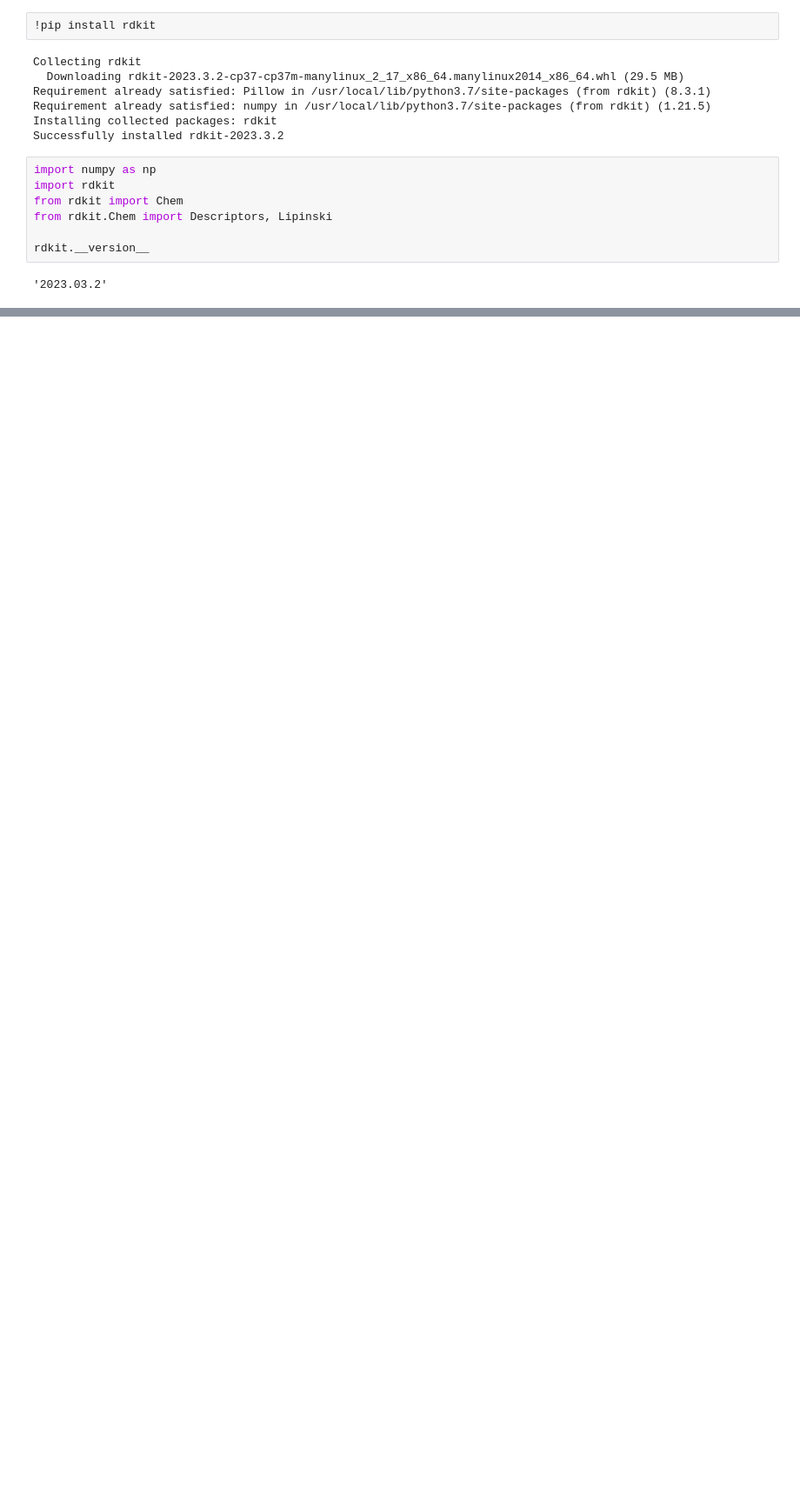
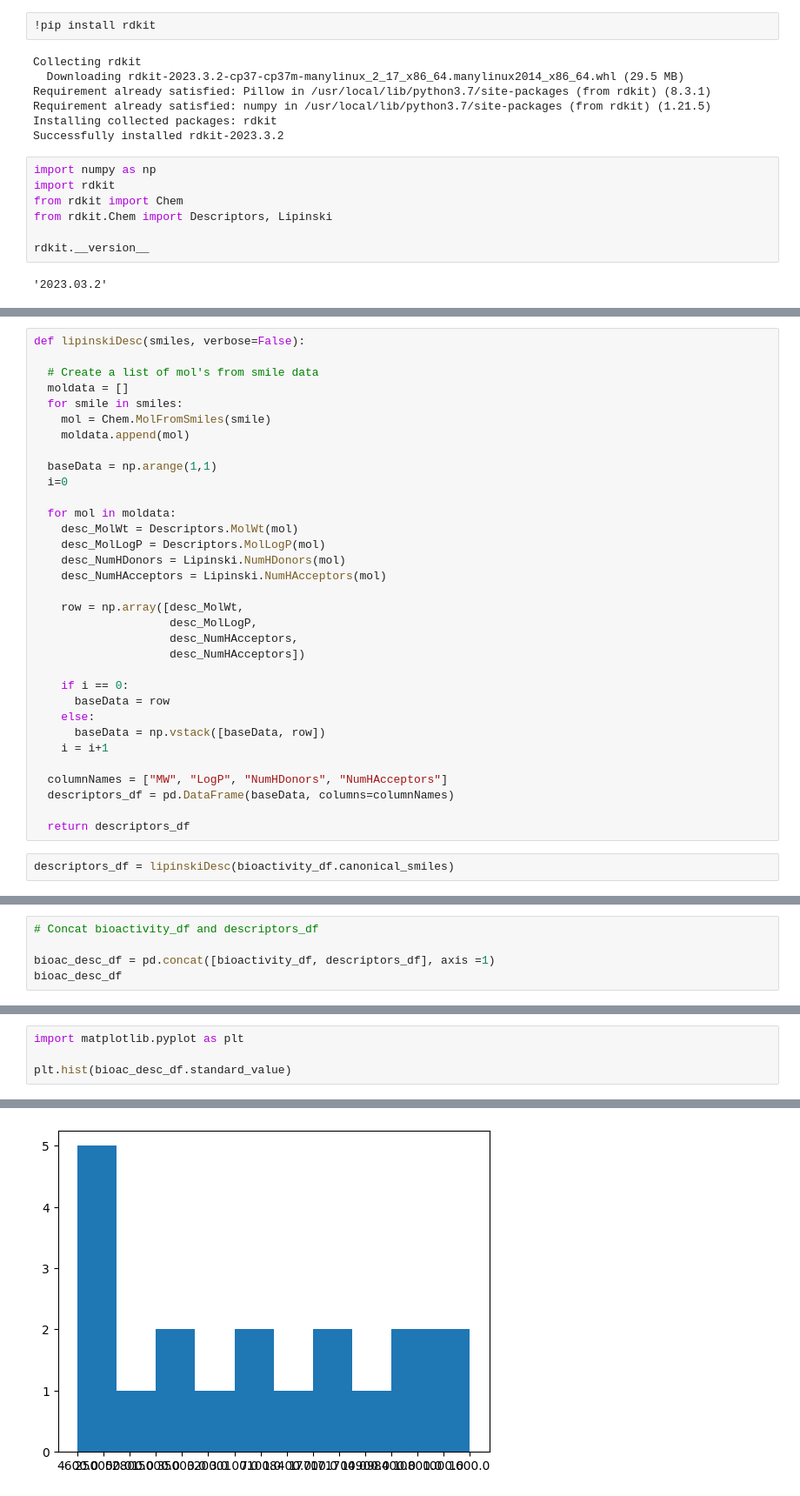
Before and after one commit to maronem/CDD_ML_Bioactivity_Project, a Jupyter notebook: CDD_ML_bioactivity_practice.ipynb, the cells around one changed output, grey strips where cells are left out. Shown at 87% size. Drawn from its saved outputs; the diff is of its cells as text; blank space fills up the shorter version.

```diff
--- a/CDD_ML_bioactivity_practice.ipynb
+++ b/CDD_ML_bioactivity_practice.ipynb
@@ -326,0 +342,35 @@ rdkit.__version__
+# %%
+def lipinskiDesc(smiles, verbose=False):
+
+  # Create a list of mol's from smile data
+  moldata = []
+  for smile in smiles:
+    mol = Chem.MolFromSmiles(smile)
+    moldata.append(mol)
+
+  baseData = np.arange(1,1)
+  i=0
+
+  for mol in moldata:
+    desc_MolWt = Descriptors.MolWt(mol)
+    desc_MolLogP = Descriptors.MolLogP(mol)
+    desc_NumHDonors = Lipinski.NumHDonors(mol)
+    desc_NumHAcceptors = Lipinski.NumHAcceptors(mol)
+
+    row = np.array([desc_MolWt,
+                    desc_MolLogP,
+                    desc_NumHAcceptors,
+                    desc_NumHAcceptors])
+
+    if i == 0:
+      baseData = row
+    else:
+      baseData = np.vstack([baseData, row])
+    i = i+1
+
+  columnNames = ["MW", "LogP", "NumHDonors", "NumHAcceptors"]
+  descriptors_df = pd.DataFrame(baseData, columns=columnNames)
+
+  return descriptors_df
+# %%
+descriptors_df = lipinskiDesc(bioactivity_df.canonical_smiles)
@@ -326,0 +397,5 @@ rdkit.__version__
+# %%
+# Concat bioactivity_df and descriptors_df
+
+bioac_desc_df = pd.concat([bioactivity_df, descriptors_df], axis =1)
+bioac_desc_df
@@ -326,0 +424,5 @@ rdkit.__version__
+# %%
+import matplotlib.pyplot as plt
+
+plt.hist(bioac_desc_df.standard_value)
+# %% [output]
@@ -326,0 +432 @@ rdkit.__version__
+[figure, added]
```
Also changed, not shown: parts of 32 cells of this notebook.
